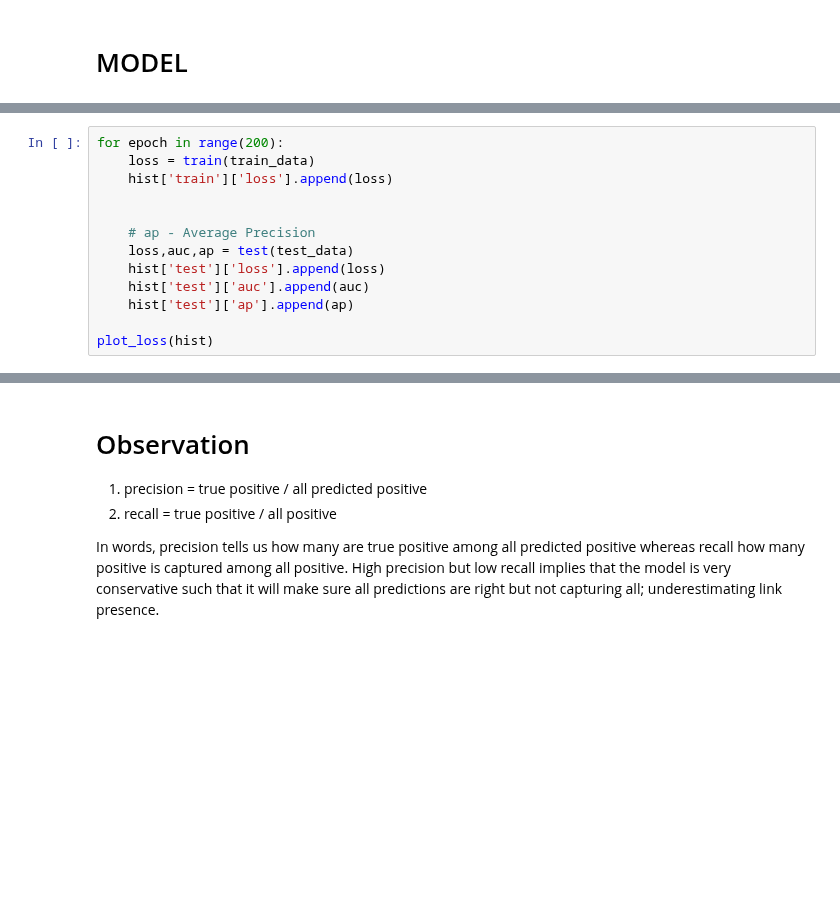
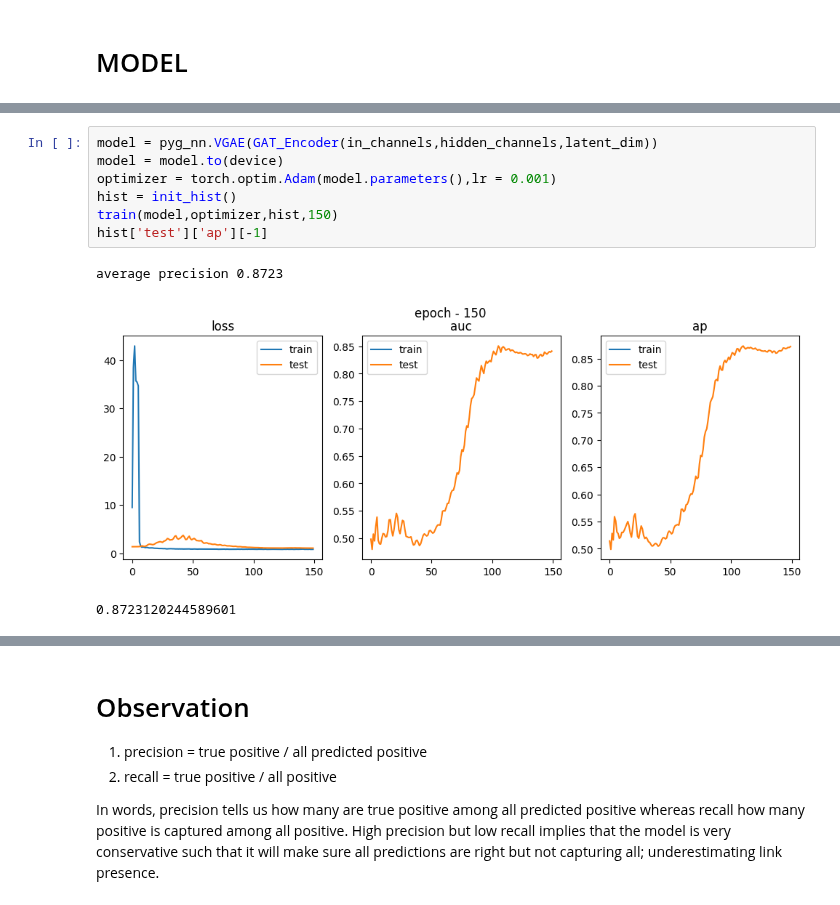
Before and after one commit to taimoon/deep-learning-note, a Jupyter notebook: GRAPH AUTOENCODER.ipynb, the cells around one changed output, grey strips where cells are left out. Saved outputs shown, nothing was run; the diff lists cells and outputs as text; blank space fills up the shorter version.

```diff
--- a/GRAPH AUTOENCODER.ipynb
+++ b/GRAPH AUTOENCODER.ipynb
@@ -136,13 +48,0 @@ def train(data):
-# %%
-for epoch in range(200):
-    loss = train(train_data)
-    hist['train']['loss'].append(loss)
-
-
-    # ap - Average Precision
-    loss,auc,ap = test(test_data)
-    hist['test']['loss'].append(loss)
-    hist['test']['auc'].append(auc)
-    hist['test']['ap'].append(ap)
-
-plot_loss(hist)
@@ -150,0 +183,11 @@ plot_loss(hist)
+# %%
+model = pyg_nn.VGAE(GAT_Encoder(in_channels,hidden_channels,latent_dim))
+model = model.to(device)
+optimizer = torch.optim.Adam(model.parameters(),lr = 0.001)
+hist = init_hist()
+train(model,optimizer,hist,150)
+hist['test']['ap'][-1]
+# %% [output]
+average precision 0.8723
+[figure, added]
+0.8723120244589601
```
Also changed, not shown: parts of 23 cells of this notebook.
